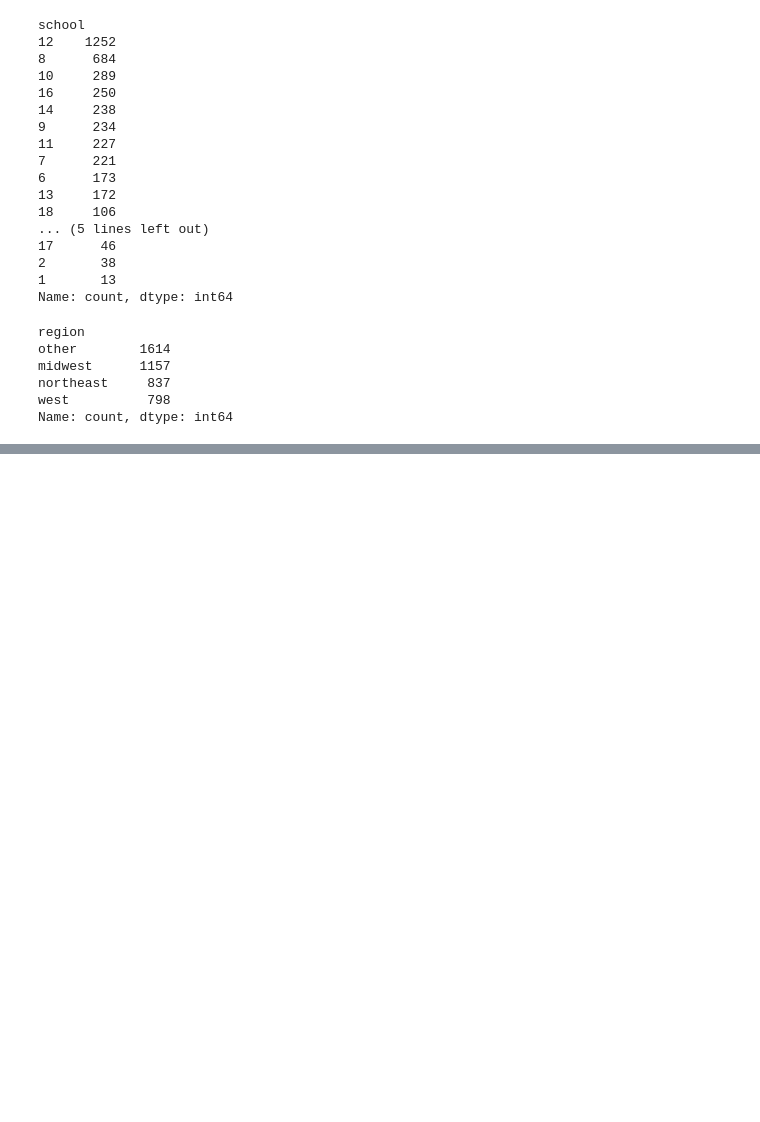
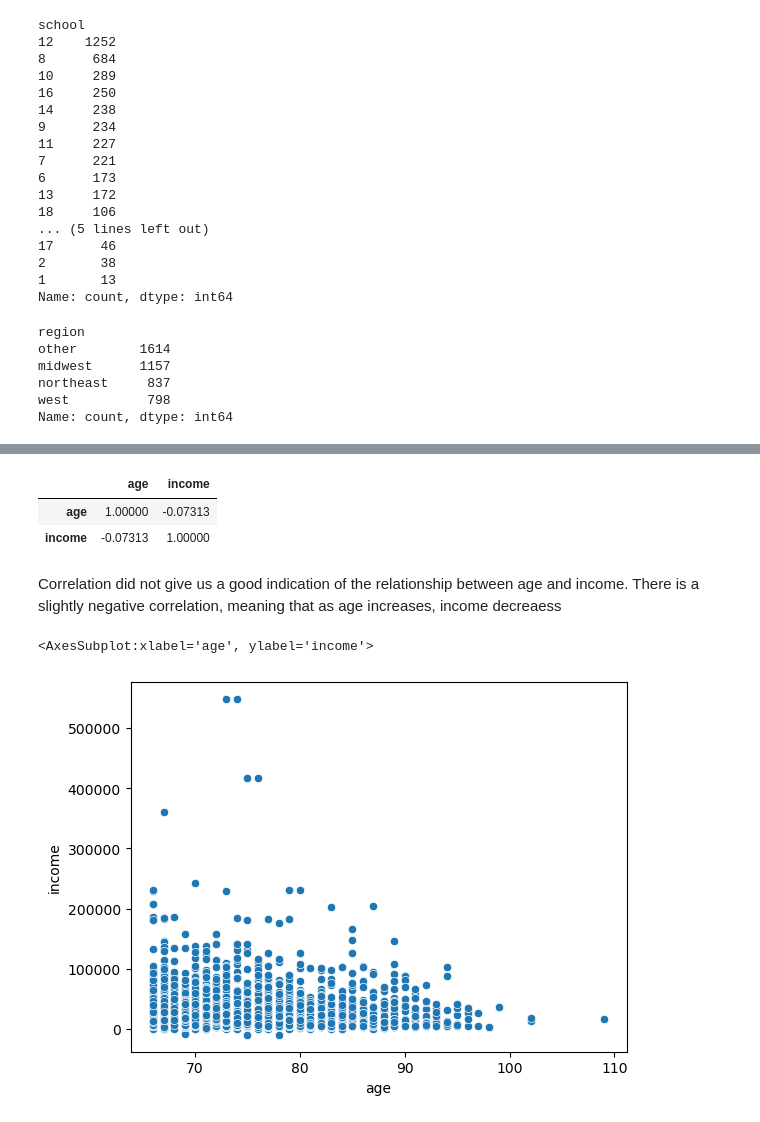
Before and after one commit to mobeloper/AIMLCaltechBootcamp, a Jupyter notebook: DataScience/Incremental_Capstone_Ebook_Dec/incremental_capstone.ipynb, the cells around one changed output, grey strips where cells are left out. Cells and saved outputs as stored; diff of their text form; code cells hidden in the pictures; blank space fills up the shorter version.

```diff
--- a/DataScience/Incremental_Capstone_Ebook_Dec/incremental_capstone.ipynb
+++ b/DataScience/Incremental_Capstone_Ebook_Dec/incremental_capstone.ipynb
@@ -192,0 +431,15 @@ df
+# %%
+age_income_df = df[['age','income']]
+age_income_df.corr()
+# %% [output]
+|  | age | income |
+| age | 1.00000 | -0.07313 |
+| income | -0.07313 | 1.00000 |
+# %% [markdown]
+Correlation did not give us a good indication of the relationship between age and income.
+There is a slightly negative correlation, meaning that as age increases, income decreaess
+# %%
+sns.scatterplot(data=df, x='age', y='income')
+# %% [output]
+<AxesSubplot:xlabel='age', ylabel='income'>
+[figure, added]
```
Also changed, not shown: parts of 35 cells of this notebook, 2 other files.
